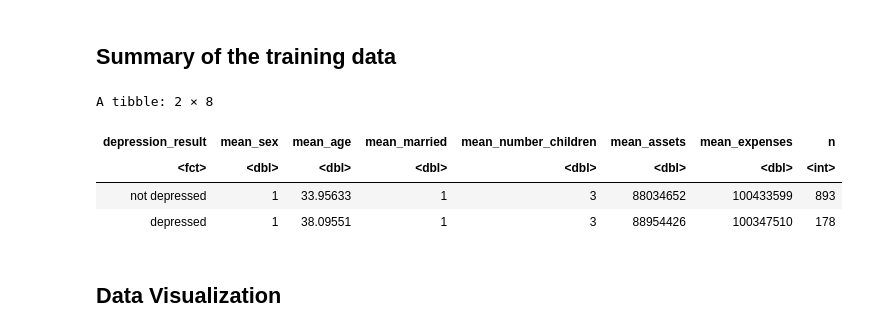
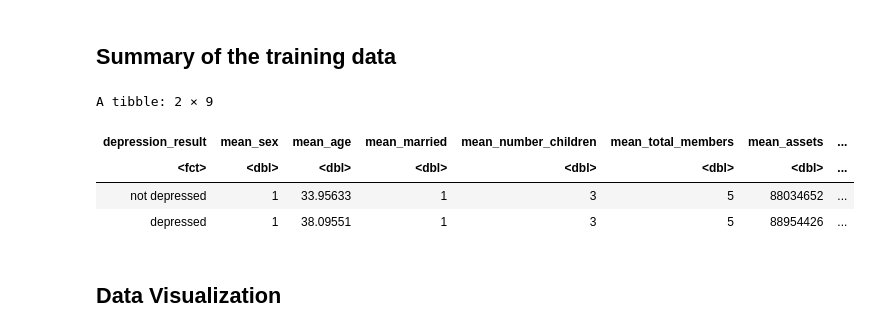
Before and after one commit to DonaldKLee/DSCI-100-Group-Project, a Jupyter notebook: main.ipynb, the cells around one changed output. Saved outputs shown, nothing was run; the diff lists cells and outputs as text; code cells hidden in the pictures.

```diff
--- a/main.ipynb
+++ b/main.ipynb
@@ -32,11 +32,11 @@ library(tidymodels)
 # %%
 # Reading and cleaning the data
 depression_data <- read_csv("data/b_depressed.csv") |>
-    mutate(depression_result = ifelse(depressed>0, "depressed", "not depressed")) |>
-    mutate(depression_result = as_factor(ifelse(depressed>0, "depressed", "not depressed"))) |>
-    mutate(assets=(gained_asset+durable_asset+save_asset)) |>
-    mutate(expenses=(living_expenses+other_expenses+farm_expenses)) |>
-    select(sex, Age, Married, Number_children, assets, expenses, depression_result)
+    mutate(
+        depression_result = as_factor(ifelse(depressed>0, "depressed", "not depressed")),
+        assets=(gained_asset+durable_asset+save_asset),
+        expenses=(living_expenses+other_expenses+farm_expenses)) |>
+    select(sex, Age, Married, Number_children, total_members, assets, expenses, depression_result)
 
 depression_data
 # %% [output]
@@ -71,26 +71,27 @@ A tibble: 1429 × 7
 # %%
 set.seed(2000)
 
 depression_data_split <- initial_split(depression_data, prop=0.75, strata = depression_result)
 depression_train <- training(depression_data_split)
 
 depression_data_summary <- depression_train |>
     group_by(depression_result) |>
     summarize(mean_sex = round(mean(sex, na.rm = TRUE)),
               mean_age = mean(Age, na.rm = TRUE),
               mean_married = round(mean(Married, na.rm = TRUE)),
               mean_number_children = round(mean(Number_children, na.rm = TRUE)),
+              mean_total_members = round(mean(total_members, na.rm = TRUE)),
               mean_assets = mean(assets, na.rm = TRUE),
               mean_expenses = mean(expenses, na.rm = TRUE),
               n=n())
 
 depression_data_summary
 # %% [output]
-A tibble: 2 × 8
+A tibble: 2 × 9
-| depression_result | mean_sex | mean_age | mean_married | mean_number_children | mean_assets | mean_expenses | n |
-| <fct> | <dbl> | <dbl> | <dbl> | <dbl> | <dbl> | <dbl> | <int> |
-| not depressed | 1 | 33.95633 | 1 | 3 | 88034652 | 100433599 | 893 |
-| depressed | 1 | 38.09551 | 1 | 3 | 88954426 | 100347510 | 178 |
+| depression_result | mean_sex | mean_age | mean_married | mean_number_children | mean_total_members | mean_assets | ... |
+| <fct> | <dbl> | <dbl> | <dbl> | <dbl> | <dbl> | <dbl> | ... |
+| not depressed | 1 | 33.95633 | 1 | 3 | 5 | 88034652 | ... |
+| depressed | 1 | 38.09551 | 1 | 3 | 5 | 88954426 | ... |
 # %% [markdown]
 ## Data Visualization
 # %%
```
Also changed, not shown: parts of 6 cells of this notebook.
